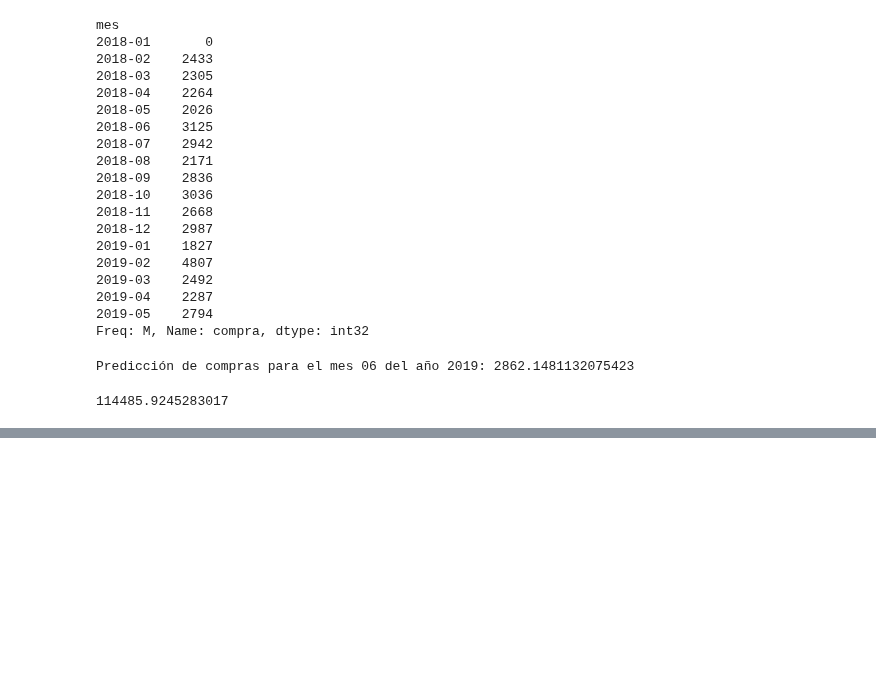
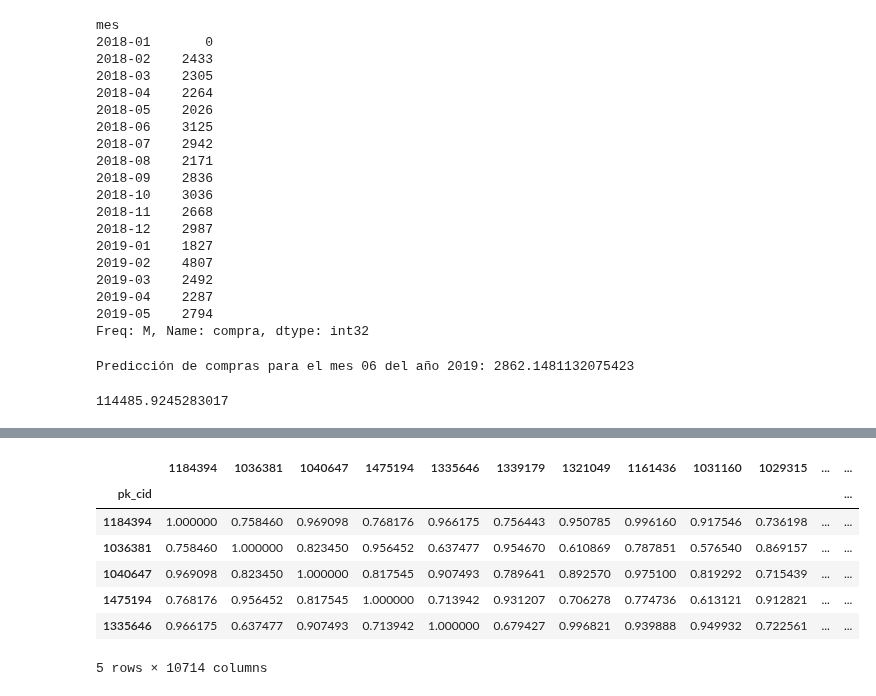
Before and after one commit to dgonzalezDS/DscTfm, a Jupyter notebook: df_targetAhorro.ipynb, the cells around one changed output, grey strips where cells are left out. Cells and saved outputs as stored; diff of their text form; code cells hidden in the pictures; blank space fills up the shorter version.

```diff
--- a/df_targetAhorro.ipynb
+++ b/df_targetAhorro.ipynb
@@ -283,0 +323,42 @@ evaluate_model(label='XGBoost',
+# %%
+# eliminamos la columna de cluster del dataset para que no se use en el cálculo de la similitud de coseno.
+df_cluster_3.drop("cluster", axis = 1, inplace = True)
+# %%
+df_cluster_3 = df_cluster_3.sample(frac=0.05, random_state=42)
+# %%
+EXECUTE = True
+# %%
+if EXECUTE:
+    # normalizamos nuestro dataset
+    st = time.time()
+
+    scaler = MinMaxScaler()
+    df_normalized = scaler.fit_transform(df_cluster_3)
+    df_normalized = pd.DataFrame(df_normalized, columns=df_cluster_3.columns)
+    df_normalized.index = df_cluster_3.index
+
+
+    et = time.time()
+    print("Normalization took {} minutes".format(round((et - st)/60, 2)))
+
+    sparse_ratings = sp.sparse.csr_matrix(df_normalized.values)
+
+    st = time.time()
+    print("Working with user similarity")
+    user_similarity = cosine_similarity(sparse_ratings)
+    user_sim_df = pd.DataFrame(user_similarity, index = df_normalized.index, columns = df_normalized.index)
+    user_sim_df.columns = map(str, user_sim_df.columns)
+    user_sim_df.to_parquet("cf_user_similarity_ah.parquet.gzip")
+
+    print("Working with item similarity")
+    item_similarity = cosine_similarity(sparse_ratings.T)
+    item_sim_df = pd.DataFrame(item_similarity, index = df_normalized.columns, columns = df_normalized.columns)
+    item_sim_df.columns = map(str, item_sim_df.columns)
+    item_sim_df.to_parquet("cf_item_similarity_ah.parquet.gzip")
+
+    et = time.time()
+    print("Total time to calculate similarity took {} minutes.".format(round((et - st)/60, 2)))
+
+else:
+    user_sim_df = pd.read_parquet(os.path.join(PATH_FOLDER, "cf_user_similarity_ah.parquet.gzip"))
+    item_sim_df = pd.read_parquet(os.path.join(PATH_FOLDER, "cf_item_similarity_ah.parquet.gzip"))
@@ -283,0 +370,11 @@ evaluate_model(label='XGBoost',
+# %%
+user_sim_df.head(5)
+# %% [output]
+|  | 1184394 | 1036381 | 1040647 | 1475194 | 1335646 | 1339179 | 1321049 | 1161436 | 1031160 | 1029315 | ... | ... |
+| pk_cid |  |  |  |  |  |  |  |  |  |  |  | ... |
+| 1184394 | 1.000000 | 0.758460 | 0.969098 | 0.768176 | 0.966175 | 0.756443 | 0.950785 | 0.996160 | 0.917546 | 0.736198 | ... | ... |
+| 1036381 | 0.758460 | 1.000000 | 0.823450 | 0.956452 | 0.637477 | 0.954670 | 0.610869 | 0.787851 | 0.576540 | 0.869157 | ... | ... |
+| 1040647 | 0.969098 | 0.823450 | 1.000000 | 0.817545 | 0.907493 | 0.789641 | 0.892570 | 0.975100 | 0.819292 | 0.715439 | ... | ... |
+| 1475194 | 0.768176 | 0.956452 | 0.817545 | 1.000000 | 0.713942 | 0.931207 | 0.706278 | 0.774736 | 0.613121 | 0.912821 | ... | ... |
+| 1335646 | 0.966175 | 0.637477 | 0.907493 | 0.713942 | 1.000000 | 0.679427 | 0.996821 | 0.939888 | 0.949932 | 0.722561 | ... | ... |
+5 rows × 10714 columns
```
Also changed, not shown: parts of 30 cells of this notebook, 3 other files.
